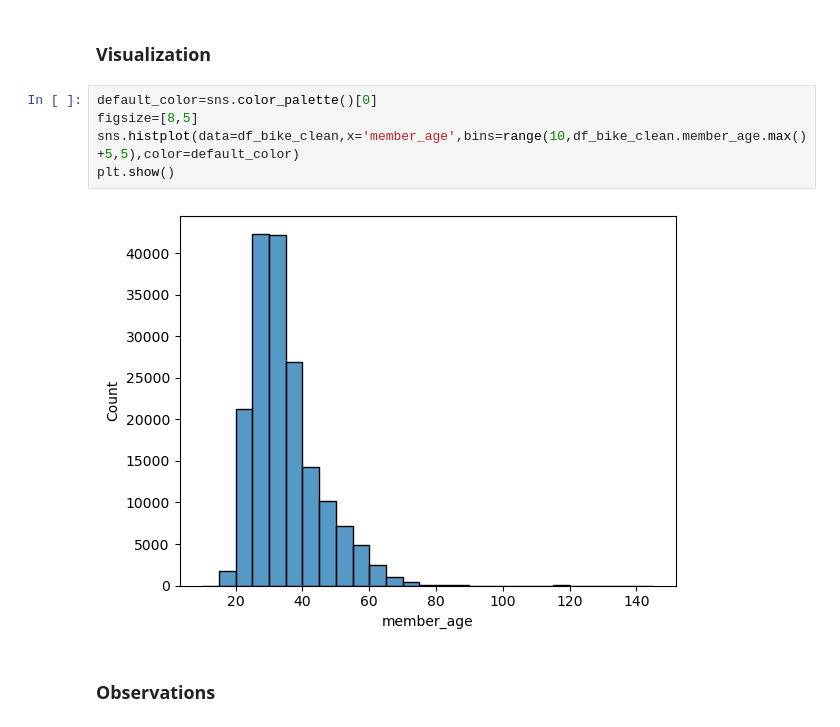
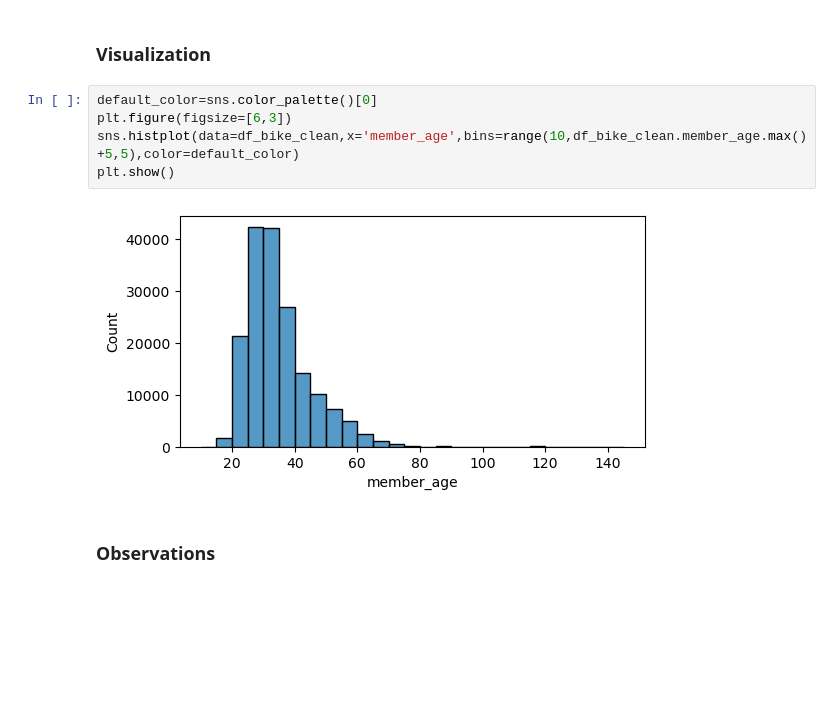
Before and after one commit to mamediarra/communicate-data-finding-fordgobike, a Jupyter notebook: Part_I_exploration.ipynb, the cells around one changed output. Saved outputs shown, nothing was run; the diff lists cells and outputs as text; blank space fills up the shorter version.

```diff
--- a/Part_I_exploration.ipynb
+++ b/Part_I_exploration.ipynb
@@ -480,11 +480,11 @@ plt.show()
 ### Visualization
 # %%
 default_color=sns.color_palette()[0]
-figsize=[8,5]
+plt.figure(figsize=[6,3])
 sns.histplot(data=df_bike_clean,x='member_age',bins=range(10,df_bike_clean.member_age.max()+5,5),color=default_color)
 plt.show()
 # %% [output]
-[figure, old version]
+[figure, new version]
 # %% [markdown]
 ### Observations
 # %% [markdown]
```
Also changed, not shown: parts of 49 cells of this notebook, 1 other file.
